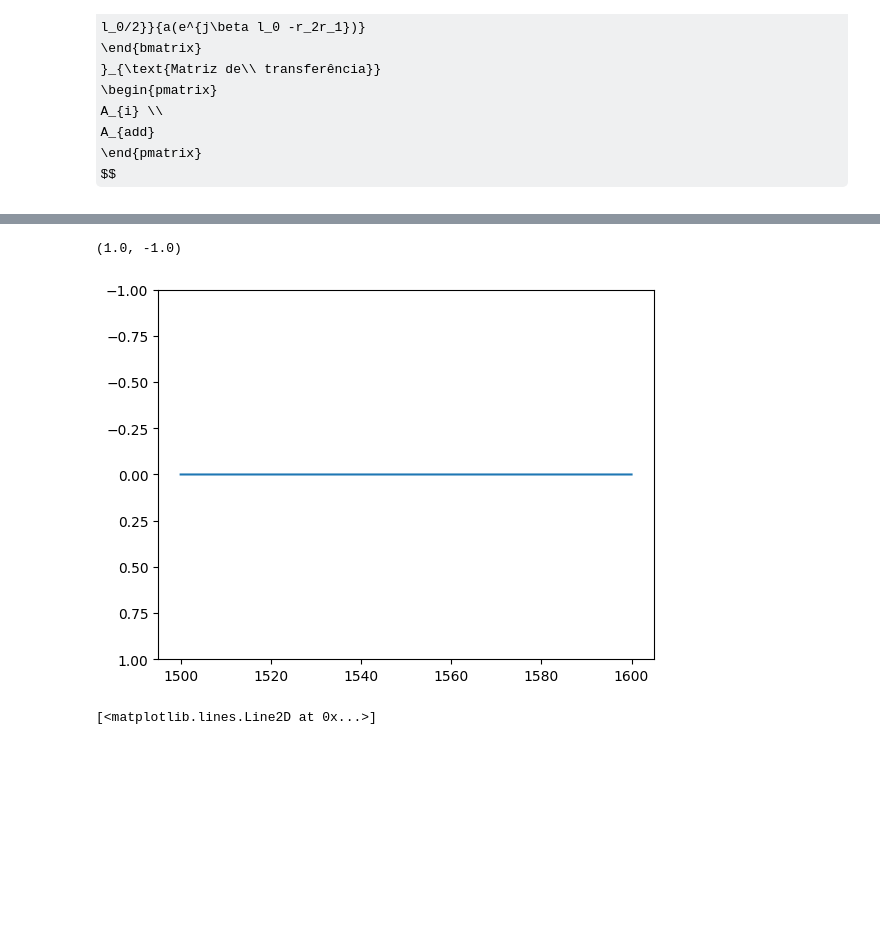
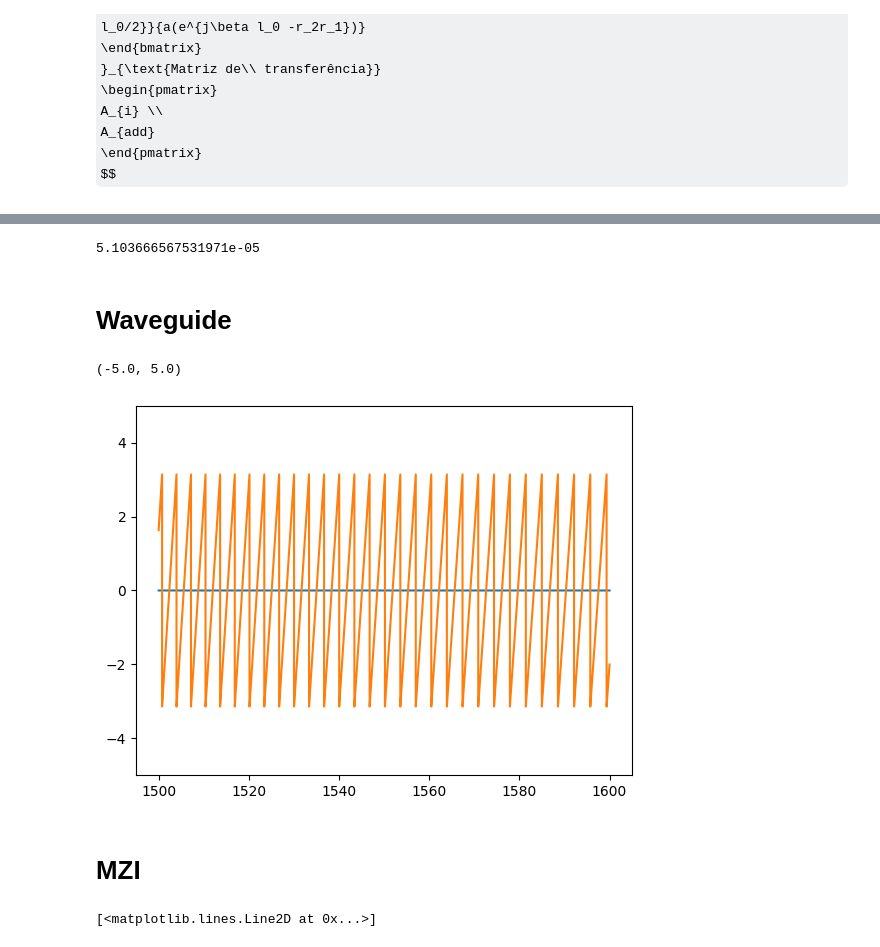
Before and after one commit to EriCand-Ss/TCC, a Jupyter notebook: Paper algorithm/calculation.ipynb, the cells around one changed output, grey strips where cells are left out. Drawn from its saved outputs; the diff is of its cells as text; code cells hidden in the pictures; some formulas as TeX source; blank space fills up the shorter version.

```diff
--- a/Paper algorithm/calculation.ipynb
+++ b/Paper algorithm/calculation.ipynb
@@ -757,27 +731,34 @@ lamb = np.linspace(1500e-9,1600e-9,100000)
 
 neff0 = 2.3537
 ng = 2.3537
-lambda0 = 1550e-9
 FSR_nm = 20e-9
 l0 = 300e-6
 delta_L = (lambda0**2)/(ng*FSR_nm)
 
 Beta = Beta_calc(ng, neff0, lambda0, lamb)
+print(delta_L)
+# %% [output]
+5.103666567531971e-05
+# %% [markdown]
+# Waveguide
 # %%
 In = np.array([[1]])
 wvg = WVG(Beta,L=l0)
 
 wvg = wvg@In
 
 Ao = wvg[:,0,0]
 
 T5 = np.abs(Ao)**2
 
 plt.plot(lamb*1e9,10*np.log10(T5))
-plt.ylim(1,-1)
+plt.plot(lamb*1e9,np.angle(Ao))
+plt.ylim(-5,5)
 # %% [output]
-(1.0, -1.0)
+(-5.0, 5.0)
-[figure, old version]
+[figure, new version]
+# %% [markdown]
+# MZI
 # %%
 In = np.array([[1],[0]])
 
```
Also changed, not shown: parts of 42 cells of this notebook, 9 other files.
